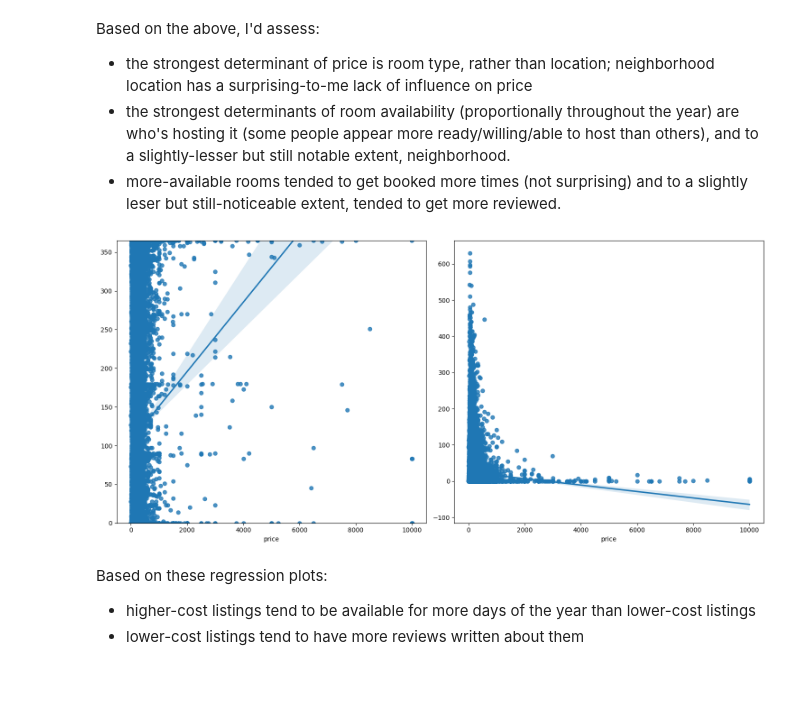
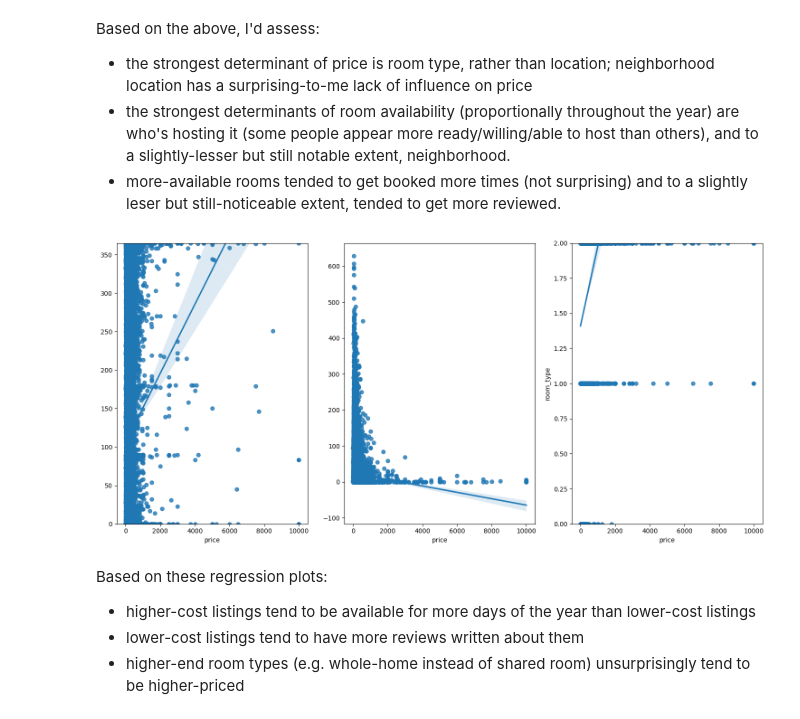
Before and after one commit to 4GeeksAcademy/machine-learning-python-template-NWinocur, a Jupyter notebook: src/explore.ipynb, the cells around one changed output. Saved outputs shown, nothing was run; the diff lists cells and outputs as text; code cells hidden in the pictures; blank space fills up the shorter version.

```diff
--- a/src/explore.ipynb
+++ b/src/explore.ipynb
@@ -68,12 +63,18 @@ Count of duplicates found based on id: 0
 | 4 | 5022 | Entire Apt: Spacious Studio/Loft ... | 7192 | Laura | Manhattan | East Harlem | 40.79851 | -73.94399 | ... |
 # %%
 # remove data considered irrelevant
-raw_data.drop(["id", "name", "host_name", "last_review", "reviews_per_month"], axis = 1, inplace = True)
+raw_data.drop(
+    ["id", "name", "host_name", "last_review", "reviews_per_month"],
+    axis=1,
+    inplace=True,
+)
+# dropped last_review and reviews_per_month because these are columns containinng missing / NaN values
+# and I was indecisive about whether/how to impute dummy values for them.
 
 # dropping lat & long because when I asked about them during office hours,
 # it sounded like it'd be bothersome to try to render something in Codespaces like a heatmap overlaid on a satellite map,
 # and these sound in some ways redundant with neighborhood & neighborhood_groups anyway
-raw_data.drop(["latitude", "longitude"], axis = 1, inplace = True)
+raw_data.drop(["latitude", "longitude"], axis=1, inplace=True)
 
 raw_data.head()
 # %% [output]
@@ -248,12 +290,26 @@ Seems reasonable to guess that price would be affected both by neighborhood grou
 # %%
 raw_data["neighbourhood_group_n"] = pd.factorize(raw_data["neighbourhood_group"])[0]
 raw_data["neighbourhood_n"] = pd.factorize(raw_data["neighbourhood"])[0]
-raw_data["room_type_n"] = pd.factorize(raw_data["room_type"])[0]
+
+# some room types are more luxurious than others; can express this by not just minimally factorizing by first appearance
+room_order = ["Shared room", "Private room", "Entire home/apt"]
+raw_data["room_type_cat"] = pd.Categorical(
+    raw_data["room_type"],
+    categories=room_order,
+    ordered=True,  # the most important difference beteen this and the factorize one-liners
+)
+raw_data["room_type_n"] = raw_data["room_type_cat"].cat.codes
 
 
-fig, axis = plt.subplots(figsize = (10, 6))
+fig, axis = plt.subplots(figsize=(10, 6))
 
-sns.heatmap(raw_data[["host_id", "neighbourhood_group_n", "neighbourhood_n", "room_type_n"]].corr(), annot = True, fmt = ".2f")
+sns.heatmap(
+    raw_data[
+        ["host_id", "neighbourhood_group_n", "neighbourhood_n", "room_type_n"]
+    ].corr(),
+    annot=True,
+    fmt=".2f",
+)
 
 plt.tight_layout()
 
@@ -280,18 +352,26 @@ Based on the above, I'd assess:
 - the strongest determinants of room availability (proportionally throughout the year) are who's hosting it (some people appear more ready/willing/able to host than others), and to a slightly-lesser but still notable extent, neighborhood.
 - more-available rooms tended to get booked more times (not surprising) and to a slightly leser but still-noticeable extent, tended to get more reviewed.
 # %%
-fig, axis = plt.subplots(figsize = (15, 7), ncols = 2)
+fig, axis = plt.subplots(figsize=(15, 7), ncols=3)
 
-sns.regplot(ax = axis[0], data = raw_data, x = "price", y = "availability_365").set(ylabel = None, ylim = (0, 365))
-sns.regplot(ax = axis[1], data = raw_data, x = "price", y = "number_of_reviews").set(ylabel = None)
+sns.regplot(ax=axis[0], data=raw_data, x="price", y="availability_365").set(
+    ylabel=None, ylim=(0, 365)
+)
+sns.regplot(ax=axis[1], data=raw_data, x="price", y="number_of_reviews").set(
+    ylabel=None
+)
+sns.regplot(ax=axis[2], data=raw_data, x="price", y="room_type_n").set(
+    ylabel="room_type", ylim=(0, 2)
+)
 
 plt.tight_layout()
 
 plt.show()
 # %% [output]
-[figure, old version]
+[figure, new version]
 # %% [markdown]
 Based on these regression plots:
 - higher-cost listings tend to be available for more days of the year than lower-cost listings
 - lower-cost listings tend to have more reviews written about them
+- higher-end room types (e.g. whole-home instead of shared room) unsurprisingly tend to be higher-priced
 # %%
```
Also changed, not shown: parts of 19 cells of this notebook.
